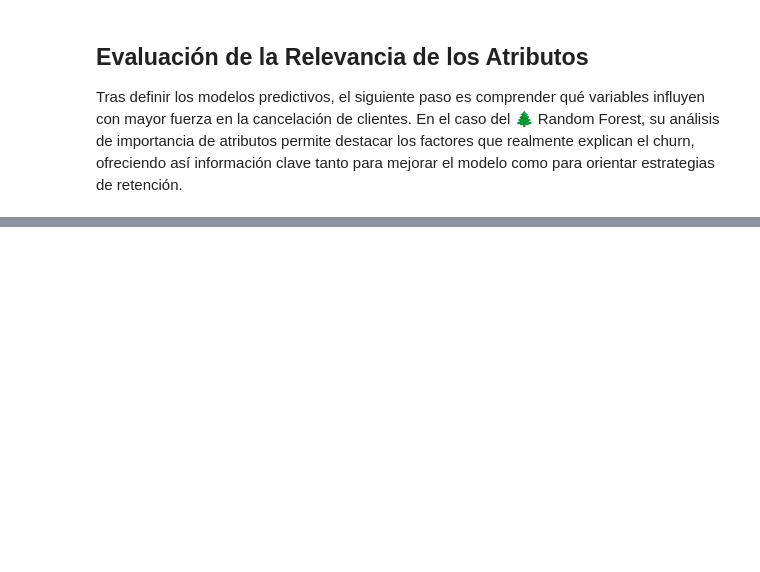
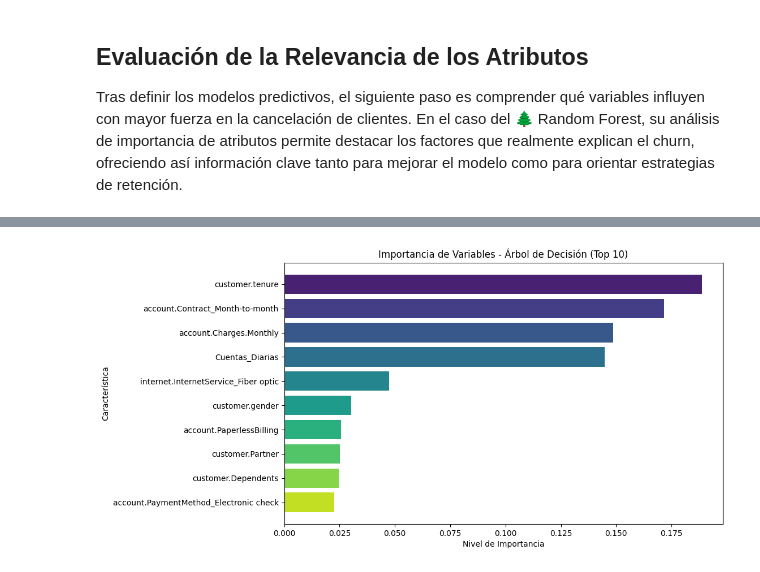
Before and after one commit to renzolea/Challenge-TelecomX_parte2_Latam, a Jupyter notebook: TelecomX_LATAM_2.ipynb, the cells around one changed output, grey strips where cells are left out. Saved outputs shown, nothing was run; the diff lists cells and outputs as text; code cells hidden in the pictures; blank space fills up the shorter version.

```diff
--- a/TelecomX_LATAM_2.ipynb
+++ b/TelecomX_LATAM_2.ipynb
@@ -829,0 +751,26 @@ Basándose en estos resultados, se recomiendan las siguientes acciones para redu
+# %%
+import pandas as pd
+import matplotlib.pyplot as plt
+import seaborn as sns
+
+# Obtenemos la importancia de cada variable como una lista de tuplas
+importancias_list_arbol = [(col, importance) for col, importance in zip(X_train.columns, arbol.feature_importances_)]
+
+# Ordenamos de mayor a menor
+importancias_list_arbol.sort(key=lambda item: item[1], reverse=True)
+
+# Seleccionamos las 10 variables más importantes
+top_10_importancias_arbol = importancias_list_arbol[:10]
+variables_arbol = [item[0] for item in top_10_importancias_arbol]
+importancias_arbol_values = [item[1] for item in top_10_importancias_arbol]
+
+# Creamos el gráfico de barras horizontal
+plt.figure(figsize=(10,6))
+plt.barh(variables_arbol, importancias_arbol_values, color=sns.color_palette('viridis', 10)) # Changed palette again
+plt.title('Importancia de Variables - Árbol de Decisión (Top 10)') # Changed title again
+plt.xlabel('Nivel de Importancia') # Changed xlabel again
+plt.ylabel('Característica') # Changed ylabel again
+plt.gca().invert_yaxis() # Invert y-axis to show the most important variable at the top
+plt.show()
+# %% [output]
+[figure, added]
```
Also changed, not shown: parts of 5 cells of this notebook.
